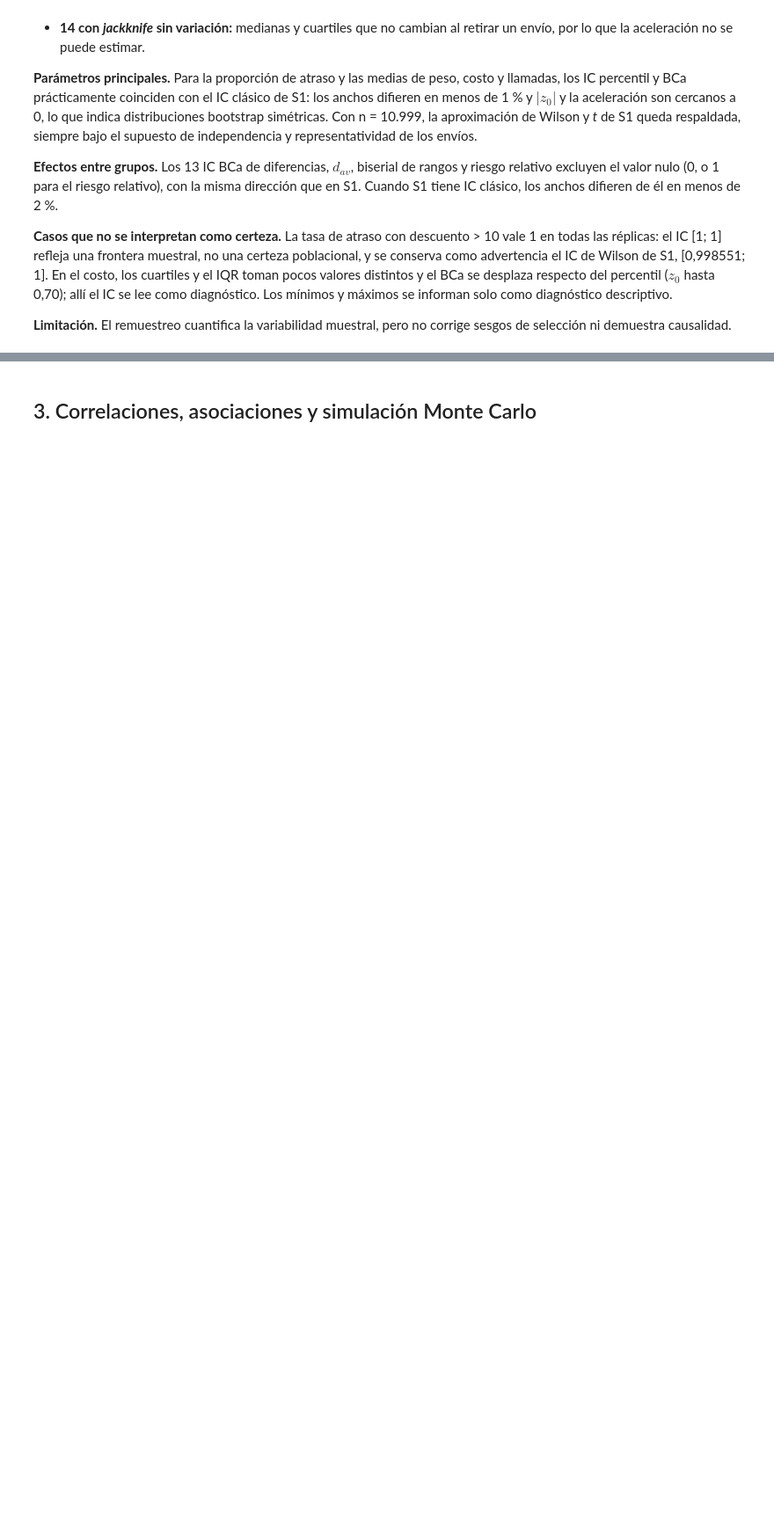
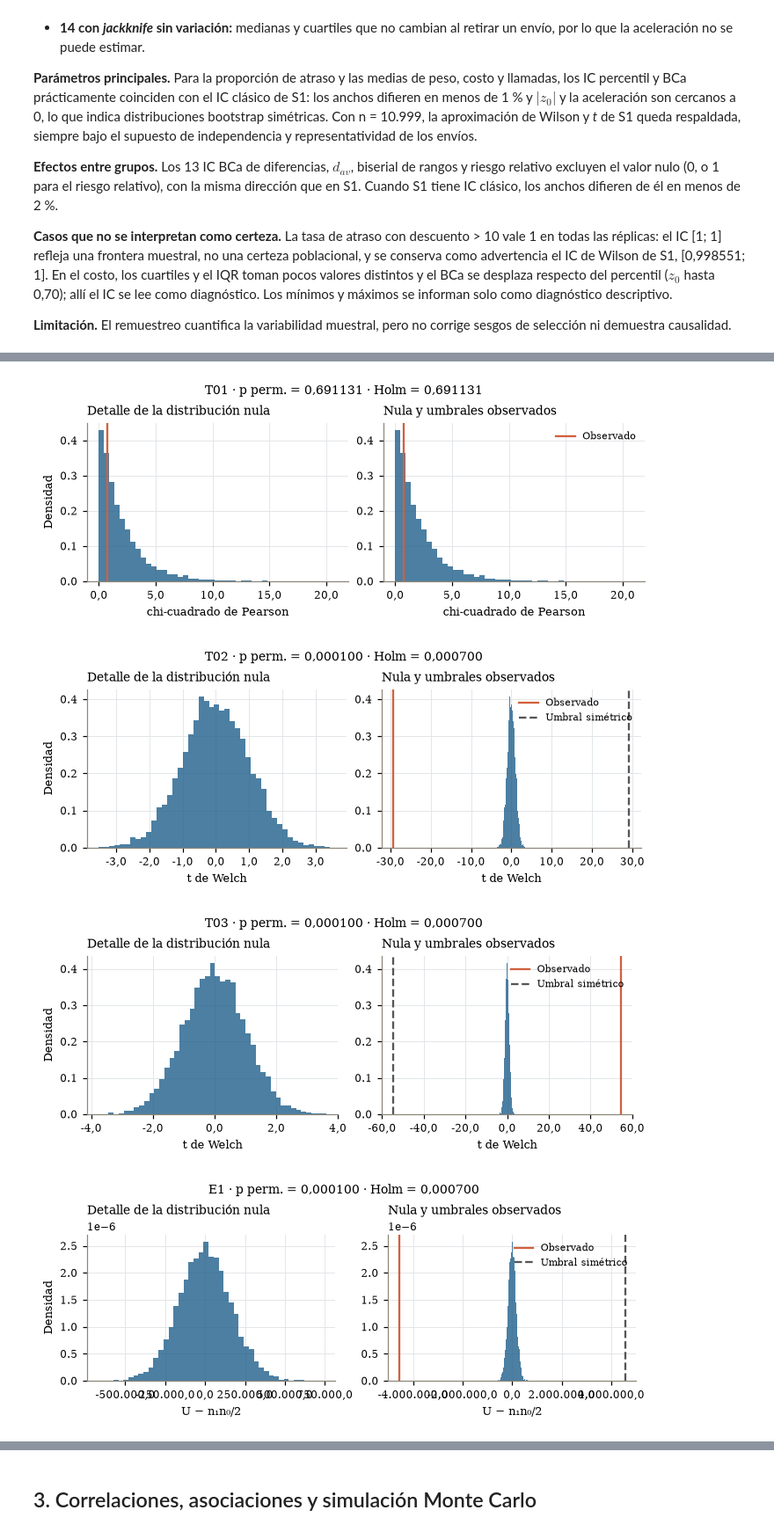
Before and after one commit to joserodriguezc/grupo_1_estadistica_computacional, a Jupyter notebook: sumativa_2/notebooks/sumativa_2_grupo1.ipynb, the cells around one changed output, grey strips where cells are left out. Shown at 88% size. Drawn from its saved outputs; the diff is of its cells as text; code cells hidden in the pictures; blank space fills up the shorter version.

Commit message:
feat(S2): implementar S01 con siete permutaciones y ajuste Holm

```diff
--- a/sumativa_2/notebooks/sumativa_2_grupo1.ipynb
+++ b/sumativa_2/notebooks/sumativa_2_grupo1.ipynb
@@ -1000,0 +1309,28 @@ Se guardan la fórmula, los empates y la resolución $1/10.001$. Los *p* registr
+# %%
+for fila in permutaciones_todas.to_dict('records'):
+    codigo = fila['codigo']
+    valores = REPLICAS_S01[codigo] - fila['centro']
+    observado = fila['estadistico_observado'] - fila['centro']
+    fig, ejes = plt.subplots(1, 2, figsize=(ANCHO, 2.5))
+    for ax in ejes:
+        ax.hist(valores, bins=45, color=AZUL, alpha=0.8, density=True)
+        ax.set_xlabel('U − n₁n₀/2' if codigo == 'E1' else fila['estadistico'])
+        ax.xaxis.set_major_formatter(FuncFormatter(lambda x, _: num(x, 1)))
+    limites_nulos = ejes[0].get_xlim()
+    for ax in ejes:
+        ax.axvline(observado, color=TERRA, label='Observado')
+        if fila['cola'] == 'bilateral':
+            ax.axvline(-observado, color=GRIS, linestyle='--', label='Umbral simétrico')
+    ejes[0].set_xlim(limites_nulos)
+    ejes[0].set_title('Detalle de la distribución nula')
+    ejes[0].set_ylabel('Densidad')
+    ejes[1].set_title('Nula y umbrales observados')
+    ejes[1].legend(fontsize=7)
+    fig.suptitle(f"{codigo} · p perm. = {num(fila['p_perm'], 6)} · Holm = {num(fila['p_perm_holm'], 6)}", fontsize=9)
+    guardar(f'fig_perm_{ORDEN_PRUEBAS.index(codigo)+1}_{codigo.lower()}', fig)
+    plt.close(fig)
+# %% [output]
+[figure, added]
+[figure, added]
+[figure, added]
+[figure, added]
```
Also changed, not shown: parts of 19 cells of this notebook, 31 other files.
